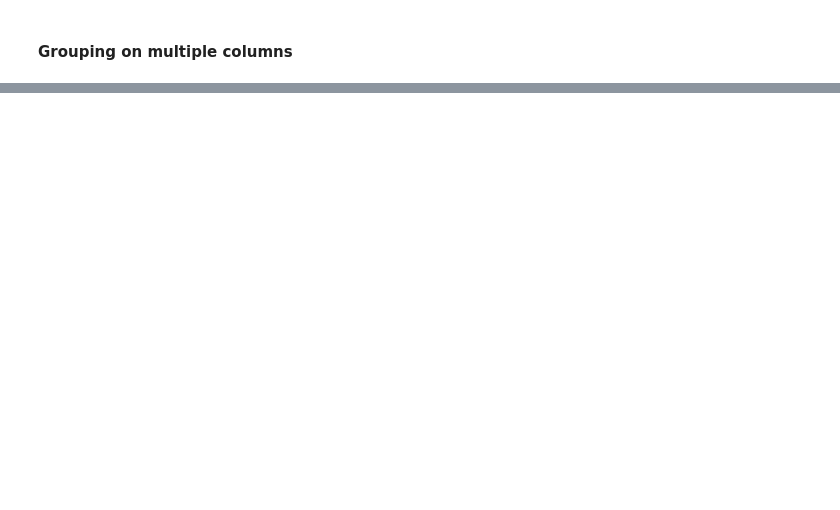
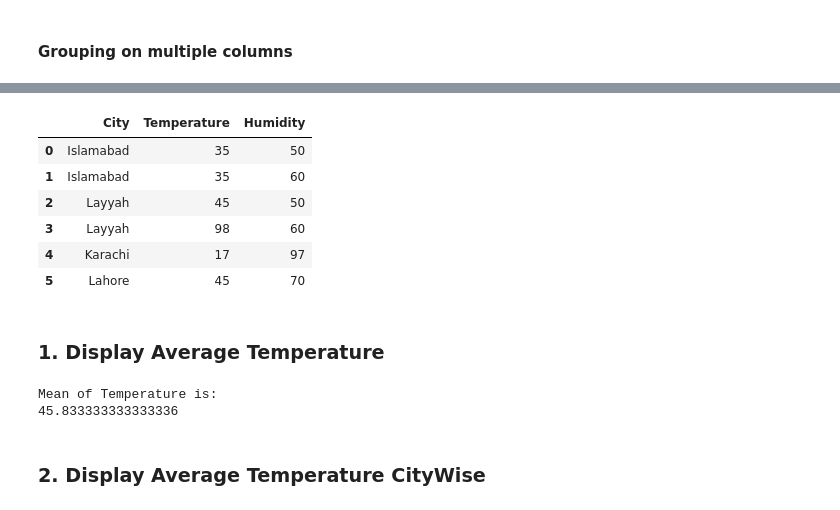
Before and after one commit to precious-05/Python-Guide, a Jupyter notebook: practicePandas/11Groupby.ipynb, the cells around one changed output, grey strips where cells are left out. Saved outputs shown, nothing was run; the diff lists cells and outputs as text; code cells hidden in the pictures; blank space fills up the shorter version.

```diff
--- a/practicePandas/11Groupby.ipynb
+++ b/practicePandas/11Groupby.ipynb
@@ -60,0 +131,28 @@ df2.head()
+# %%
+import pandas as pd
+dic={
+    'City': ['Islamabad','Islamabad','Layyah','Layyah','Karachi','Lahore'],
+    'Temperature': [35,     35,        45,      98,        17,     45],
+    'Humidity':    [50,     60,        50,      60,        97,     70]
+}
+
+data=pd.DataFrame(dic)
+data
+# %% [output]
+|  | City | Temperature | Humidity |
+| 0 | Islamabad | 35 | 50 |
+| 1 | Islamabad | 35 | 60 |
+| 2 | Layyah | 45 | 50 |
+| 3 | Layyah | 98 | 60 |
+| 4 | Karachi | 17 | 97 |
+| 5 | Lahore | 45 | 70 |
+# %% [markdown]
+### 1. Display Average Temperature
+# %%
+print("Mean of Temperature is:")
+print(data['Temperature'].mean())
+# %% [output]
+Mean of Temperature is:
+45.833333333333336
+# %% [markdown]
+### 2.  Display Average Temperature CityWise
```
Also changed, not shown: parts of 44 cells of this notebook, 2 other files.
